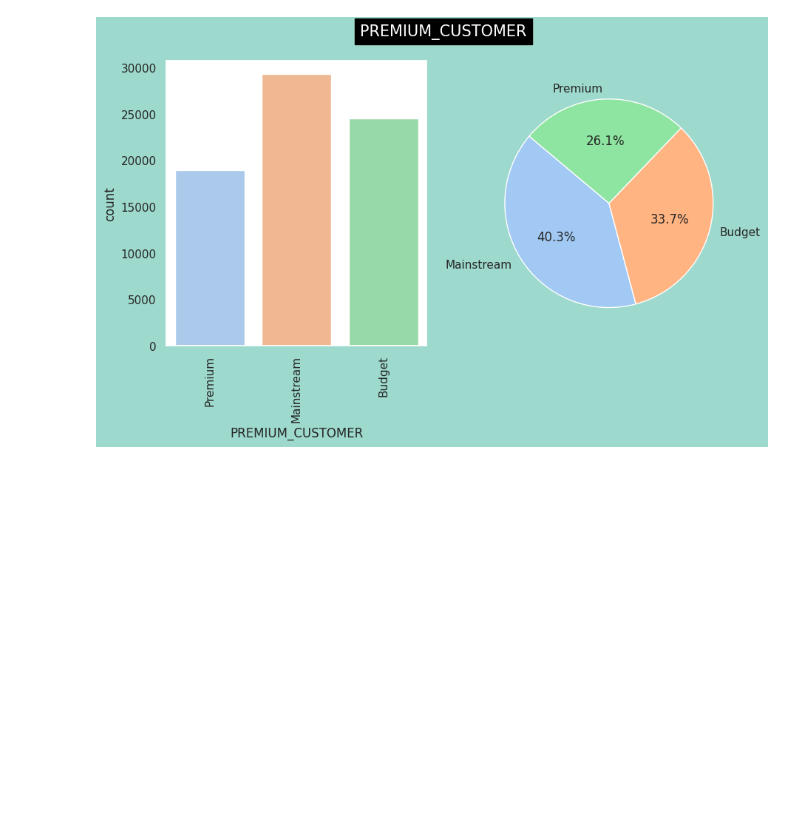
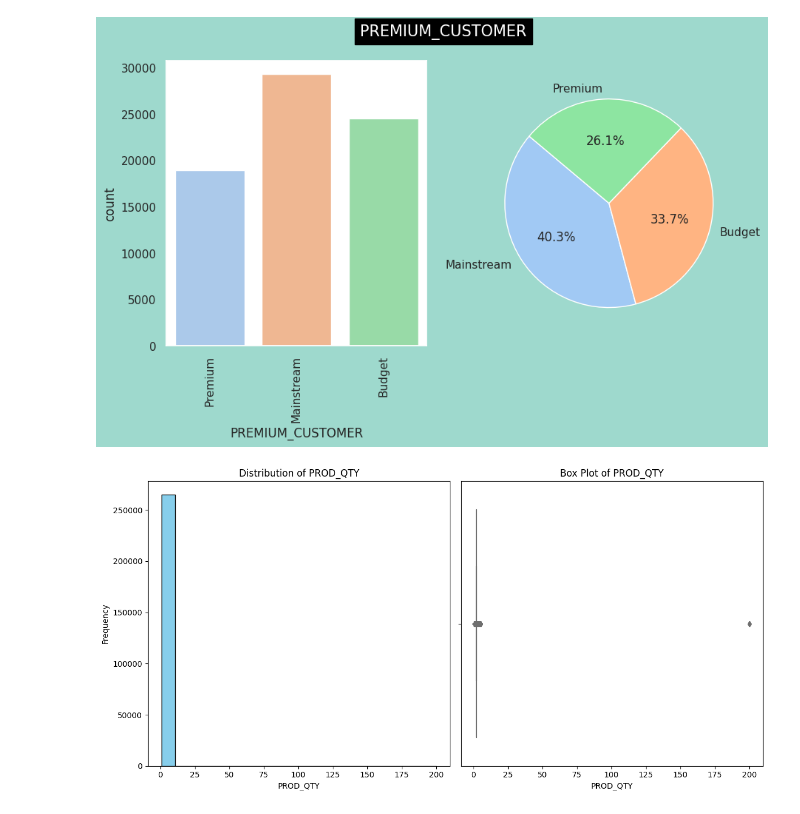
Before and after one commit to abdyraman/quantium, a Jupyter notebook: quantium.ipynb, the cells around one changed output. Saved outputs shown, nothing was run; the diff lists cells and outputs as text; code cells hidden in the pictures; blank space fills up the shorter version.

```diff
--- a/quantium.ipynb
+++ b/quantium.ipynb
@@ -123,3 +145,26 @@ for col in unique_counts_objects_behaviors.index:
 # %% [output]
 [figure]
 [figure]
+# %%
+
+import seaborn as sns  # Import Seaborn for improved visualizations
+
+# Assuming transactions_df is your DataFrame
+plt.figure(figsize=(12, 6))
+
+# Plot the histogram
+plt.subplot(1, 2, 1)
+plt.hist(transactions_df['PROD_QTY'], bins=20, color='skyblue', edgecolor='black')
+plt.title('Distribution of PROD_QTY')
+plt.xlabel('PROD_QTY')
+plt.ylabel('Frequency')
+
+# Plot the box plot
+plt.subplot(1, 2, 2)
+sns.boxplot(x=transactions_df['PROD_QTY'], color='skyblue')
+plt.title('Box Plot of PROD_QTY')
+
+plt.tight_layout()  # Adjust layout to prevent overlap
+plt.show()
+# %% [output]
+[figure, added]
```
Also changed, not shown: parts of 6 cells of this notebook.
